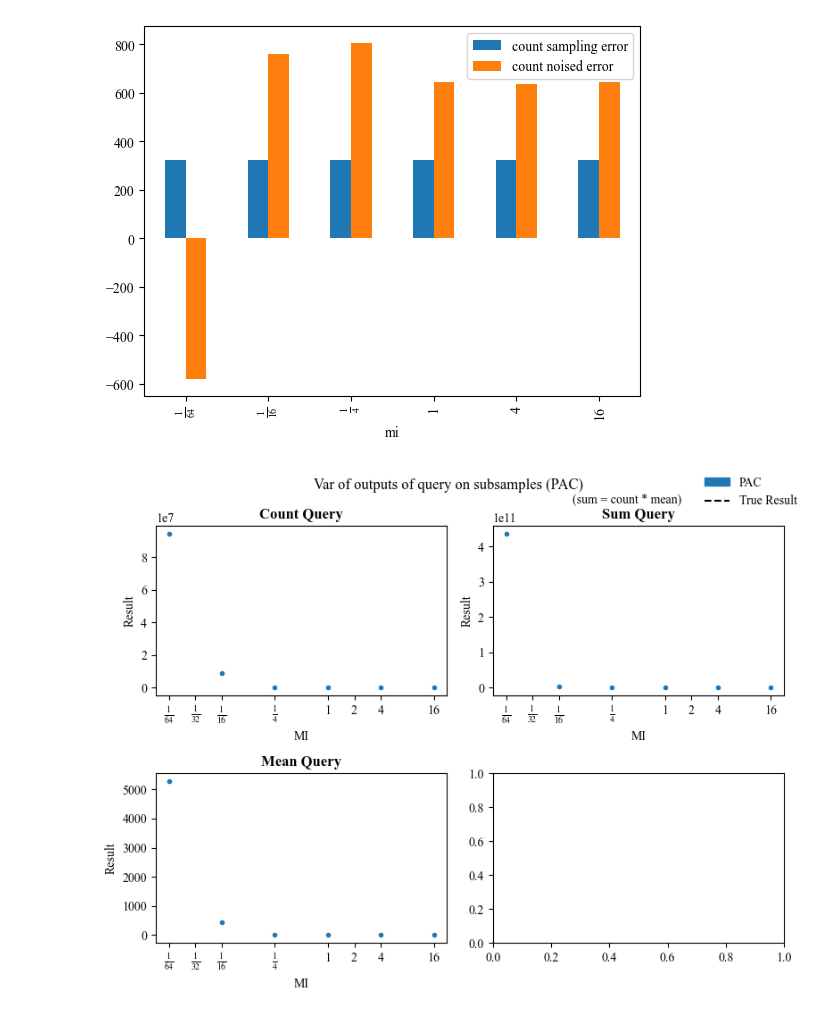
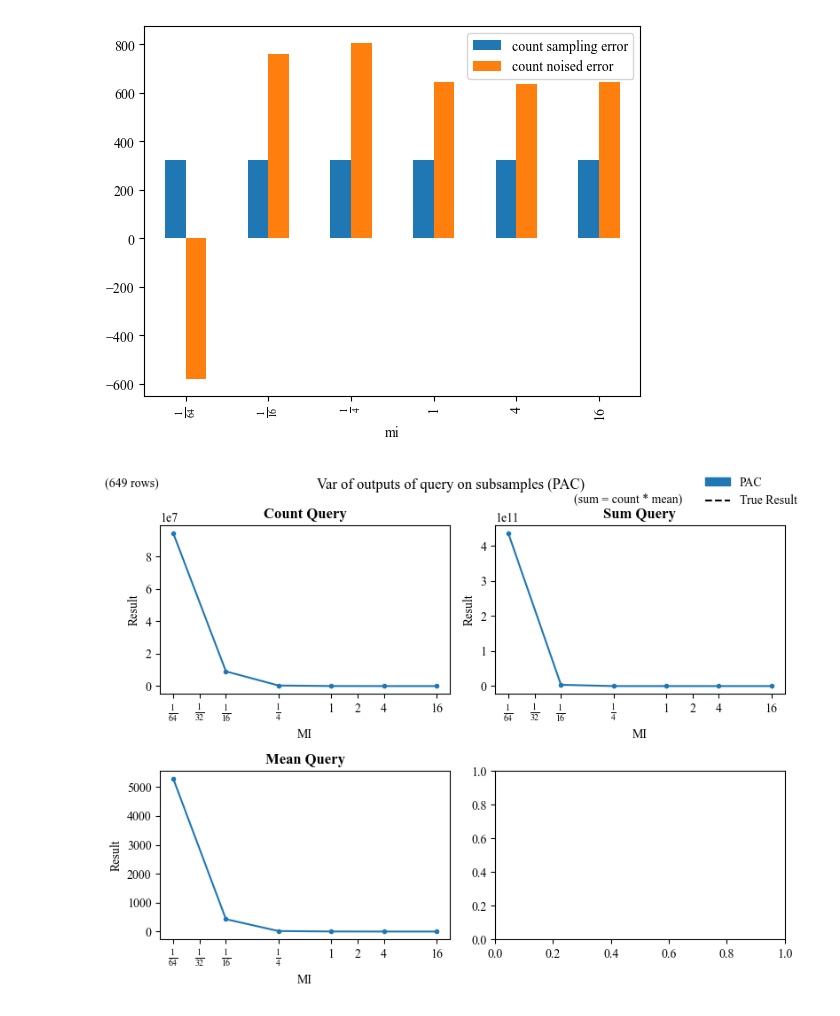
Before and after one commit to michaelnoguera/pacdb, a Jupyter notebook: pac-student_performance-sparkless.ipynb, the cells around one changed output. Saved outputs shown, nothing was run; the diff lists cells and outputs as text; code cells hidden in the pictures.

Commit message:
Note the number of rows (649) on graphs

```diff
--- a/pac-student_performance-sparkless.ipynb
+++ b/pac-student_performance-sparkless.ipynb
@@ -5,7 +5,7 @@ This file is adapted to use numpy only without Spark.
 # %%
 EXPERIMENT = 'pac-student_performance-sparkless'
 OUTPUT_DIR = f'./outputs/{EXPERIMENT}'
-GENERATE = True
+GENERATE = False
 
 if GENERATE:
     print("GENERATE = True, so we will generate new samples.")
@@ -999,36 +1000,37 @@ for i, query in enumerate(queries):
     ax = axs[row][col]
 
     TYPE = 'pac'
-    ax.scatter(df.groupby('mi').var().index, df.groupby('mi').var()[query], label=query, marker='.', color=PAC_COLOR)
+    ax.plot(df.groupby('mi').var().index, df.groupby('mi').var()[query], label=query, marker='.', color=PAC_COLOR)
 
     #ax.axhline(y=true_result[i], color='black', linestyle='--', label='True Result')
 
     #for mi in MI_OPTIONS:
         #d = df.iloc[:, [0, i]].where(df['mi'] == mi).dropna()
         #ax.scatter(d.iloc[:, 0], d.iloc[:, 1], label=query, marker='.', alpha=0.5, color=PAC_COLOR)
         #ax.boxplot(d.iloc[:, 1], positions=[mi], widths=0.1, showfliers=False)
 
     ax.set_xscale('log', base=2)
     xticks = MI_OPTIONS
     xlabels = [f'$\\frac{{1}}{{{int(1/x)}}}$' if x < 1 else f'{int(x)}' for x in xticks]
     ax.set_xticks(xticks)
     ax.set_xticklabels(xlabels)
 
     ax.set_title(f'{query.capitalize()} Query')
     ax.set_xlabel('MI')
     ax.set_ylabel('Result')
 
 fig.legend(handles=[
     Patch(facecolor=PAC_COLOR, edgecolor=PAC_COLOR, label='PAC'),
     Line2D([0], [0], color='black', linestyle='--', label='True Result')
 ], loc='upper right', frameon=False)
 
 # add label in top left corner "sum = count * mean"
 fig.text(0.75, 0.94, '(sum = count * mean)', ha='center', va='center')
 
+fig.text(0.05, 0.97, f'({por_df.shape[0]} rows)', ha='center', va='center')
 fig.suptitle("Var of outputs of query on subsamples (PAC)")
 plt.tight_layout()
-fig.savefig(f"{OUTPUT_DIR}/actual_outputs_pac.jpg", bbox_inches='tight')
+fig.savefig(f"{OUTPUT_DIR}/var_of_actual_outputs_pac.jpg", bbox_inches='tight')
 plt.show()
 # %% [output]
-[figure, old version]
+[figure, new version]
```
Also changed, not shown: parts of 5 cells of this notebook, 5 other files.
